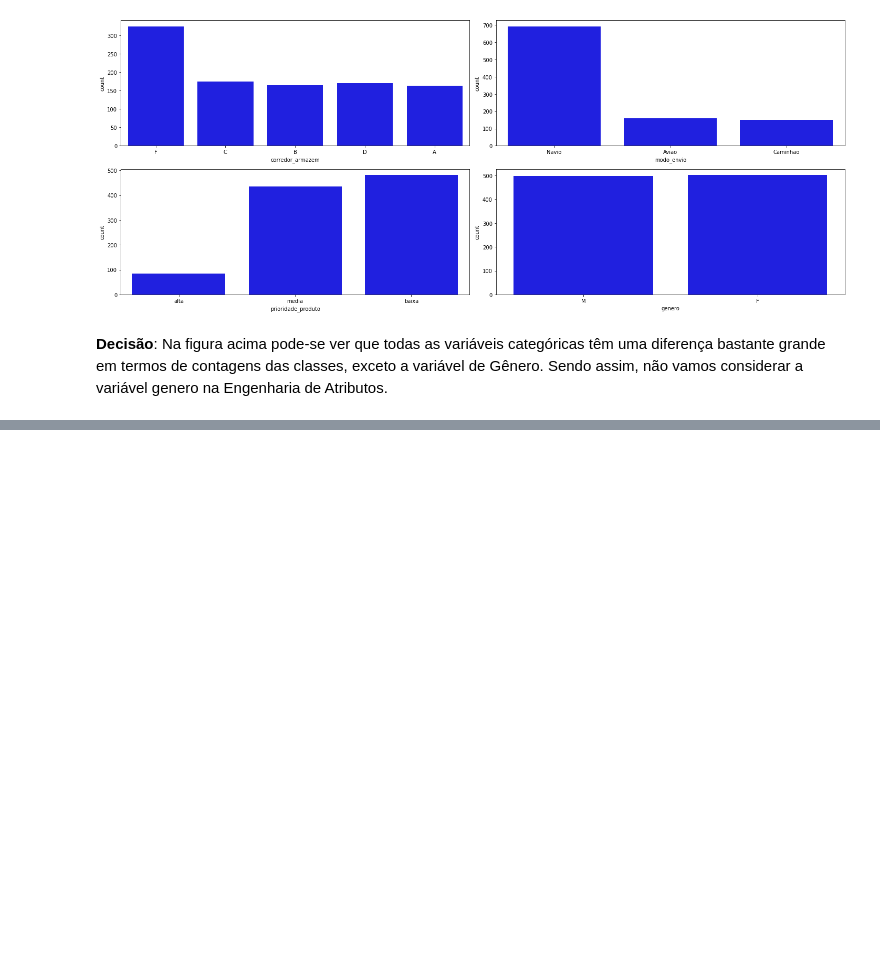
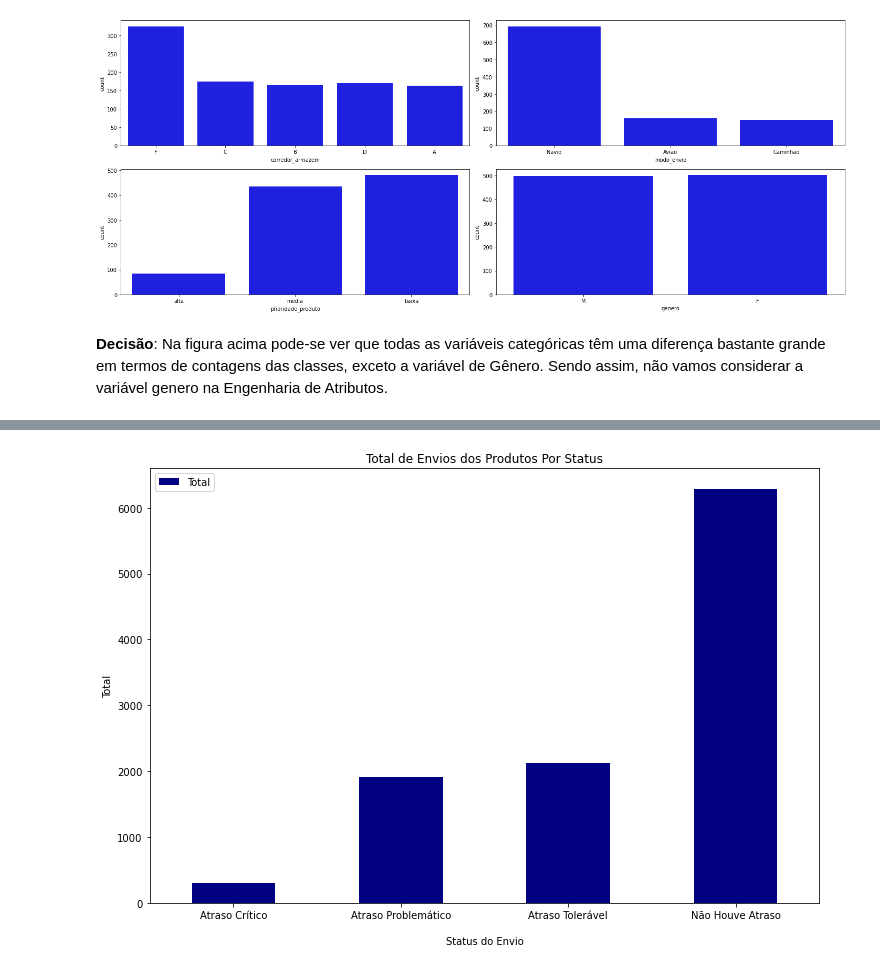
Before and after one commit to sandromzljr/Engenharia-Atributos, a Jupyter notebook: EngenhariaAtributos.ipynb, the cells around one changed output, grey strips where cells are left out. Drawn from its saved outputs; the diff is of its cells as text; code cells hidden in the pictures; blank space fills up the shorter version.

```diff
--- a/EngenhariaAtributos.ipynb
+++ b/EngenhariaAtributos.ipynb
@@ -383,0 +526,5 @@ for i in range(0, len(categoricas)):
+# %%
+# Ajustando os nomes das colunas
+
+df_report1.columns = ['Status do Envio', 'Total Atraso', 'Total no Prazo']
+df_report1.head()
@@ -383,0 +537,6 @@ for i in range(0, len(categoricas)):
+# %%
+# Ajustando às colunas Total Atraso e Total no Prazo, para serem mostradas juntas
+
+df_report1['Total Atraso'] = df_report1['Total Atraso'].replace(np.nan, 0)
+df_report1['Total no Prazo'] = df_report1['Total no Prazo'].replace(np.nan, 0)
+df_report1.head()
@@ -383,0 +551,5 @@ for i in range(0, len(categoricas)):
+# %%
+# Criando a terceira variável
+
+df_report1['Total'] = df_report1['Total Atraso'] + df_report1['Total no Prazo']
+df_report1.head()
@@ -383,0 +562,5 @@ for i in range(0, len(categoricas)):
+# %%
+# Removendo às colunas utilizadas para concatenação da coluna 'Total'
+
+df_report1.drop(df_report1.columns[[1, 2]], axis = 1, inplace = True)
+df_report1.head()
@@ -383,0 +573,14 @@ for i in range(0, len(categoricas)):
+# %%
+# Plot da tabela df_report1
+
+#set_index é utilizado para que o pandas que o status do envio, seja o label mostrado no gráfico.
+df_report1.set_index("Status do Envio").plot(kind = 'bar',
+                title = 'Total de Envios dos Produtos Por Status',
+                ylabel = 'Total',
+                xlabel = '\nStatus do Envio',
+                colormap = 'jet',
+                figsize=(12,8))
+plt.xticks(rotation = 0)
+plt.show()
+# %% [output]
+[figure, added]
```
Also changed, not shown: parts of 24 cells of this notebook.
